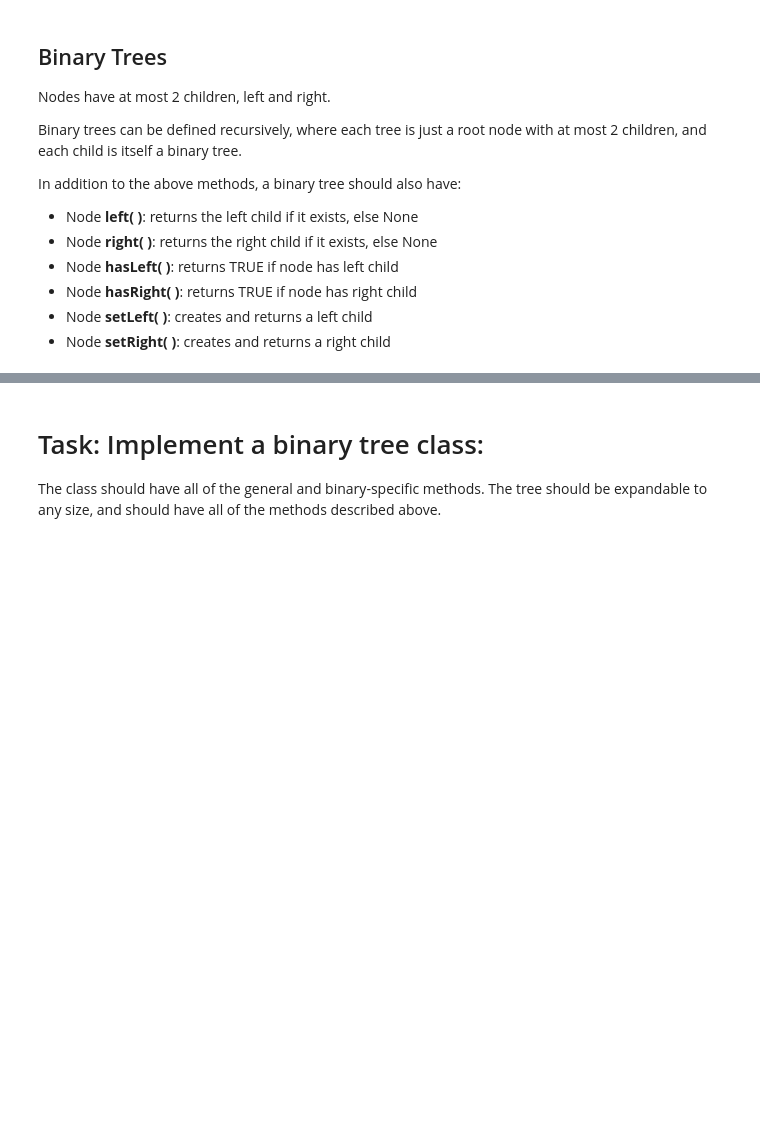
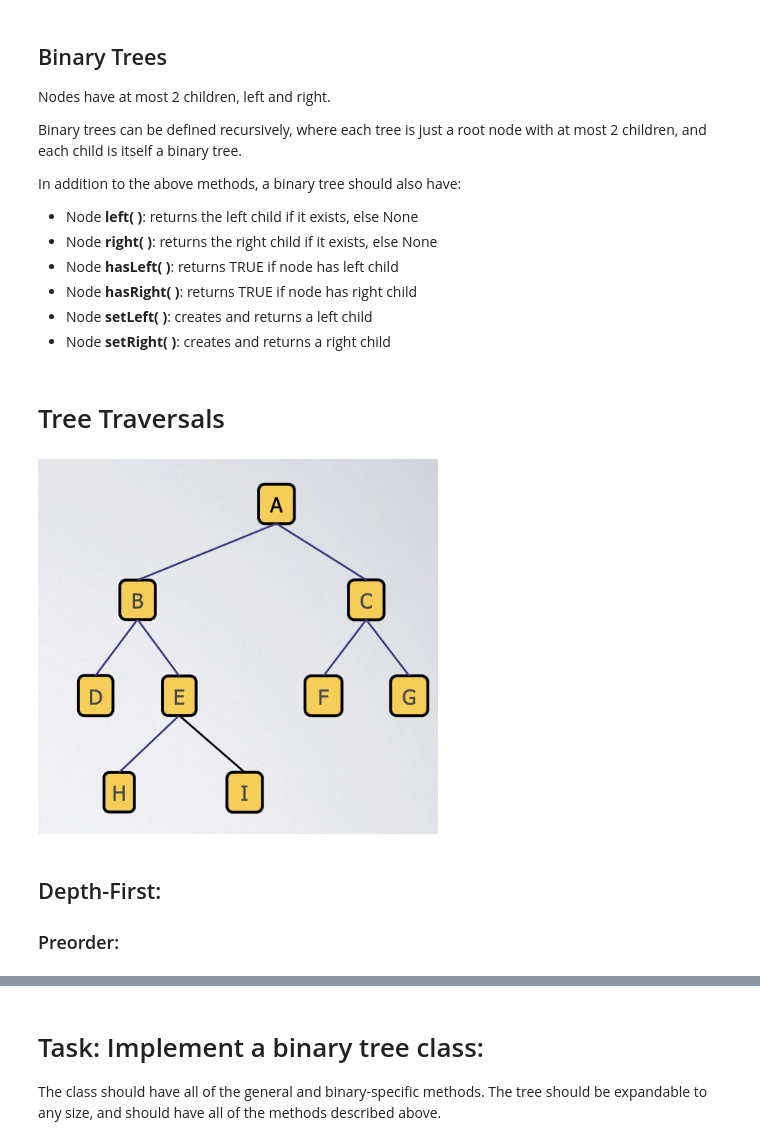
Before and after one commit to dstorer/ElliottPython, a Jupyter notebook: Trees.ipynb, the cells around one changed output, grey strips where cells are left out. Saved outputs shown, nothing was run; the diff lists cells and outputs as text; code cells hidden in the pictures; blank space fills up the shorter version.

Commit message:
Tree lesson updates

```diff
--- a/Trees.ipynb
+++ b/Trees.ipynb
@@ -48,3 +48,14 @@ In addition to the above methods, a binary tree should also have:
 - Node <b>hasRight( )</b>: returns TRUE if node has right child
 - Node <b>setLeft( )</b>: creates and returns a left child
 - Node <b>setRight( )</b>: creates and returns a right child
+# %% [markdown]
+# Tree Traversals
+# %%
+from IPython.display import Image
+Image(filename='Files/treeTraversal.png',width=400)
+# %% [output]
+[figure, added]
+# %% [markdown]
+## Depth-First:
+
+### Preorder:
```
Also changed, not shown: parts of 5 cells of this notebook.
